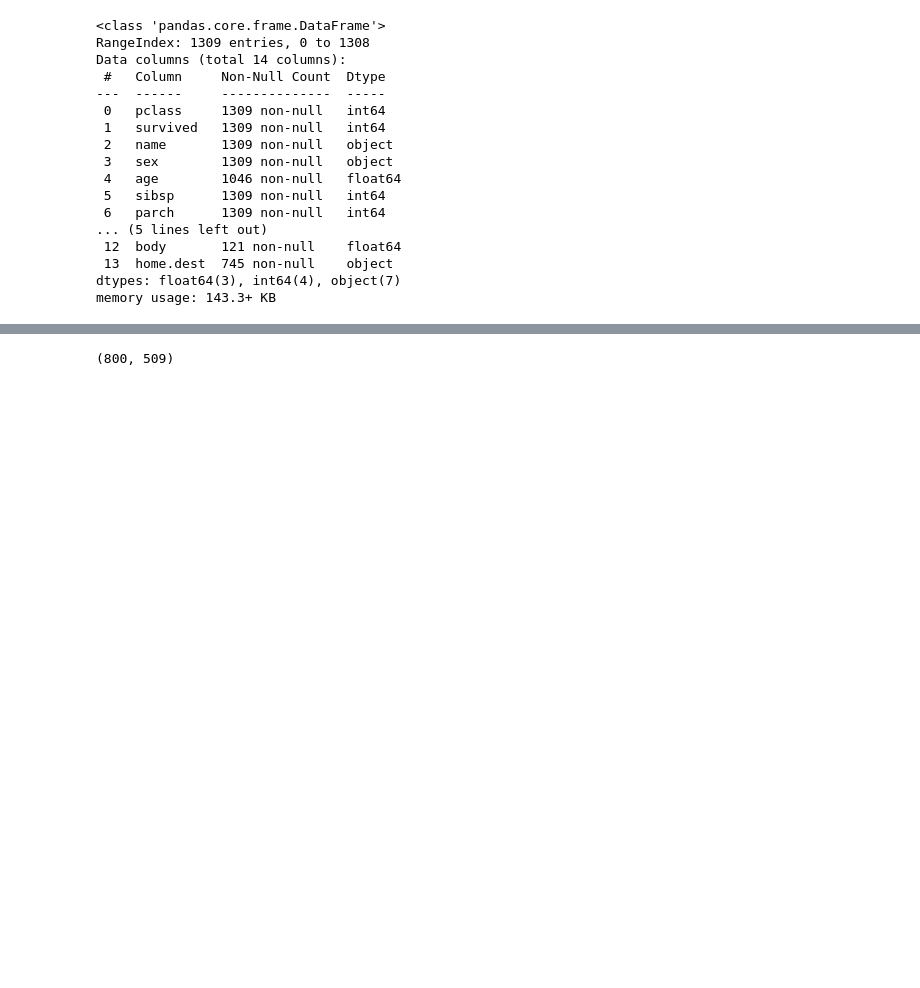
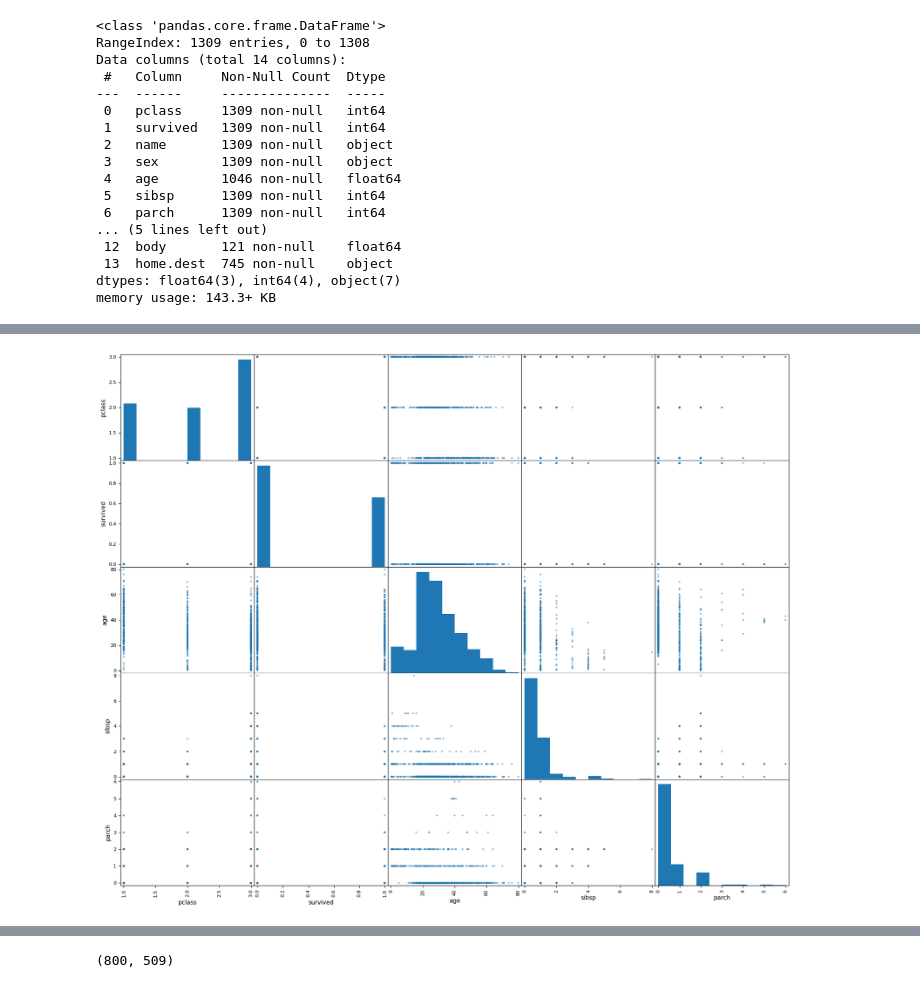
Before and after one commit to evin76/machinelearning2024, a Jupyter notebook: machinelearning2024.ipynb, the cells around one changed output, grey strips where cells are left out. Cells and saved outputs as stored; diff of their text form; code cells hidden in the pictures; blank space fills up the shorter version.

```diff
--- a/machinelearning2024.ipynb
+++ b/machinelearning2024.ipynb
@@ -118,0 +122,3 @@ memory usage: 143.3+ KB
+# %%
+data['sex'] = data['sex'].astype('category')
+data['sex'].dtype
@@ -118,0 +127,3 @@ memory usage: 143.3+ KB
+# %%
+data['embarked'] = data['embarked'].astype('category')
+data['embarked'].dtype
@@ -118,0 +159,4 @@ memory usage: 143.3+ KB
+# %%
+data_cleaned = data[data['age'].notna()]
+data_cleaned = data_cleaned[data_cleaned['embarked'].notna()]
+data_cleaned.shape
@@ -118,0 +190,7 @@ memory usage: 143.3+ KB
+# %%
+data_scatter = data_cleaned.drop(['name', 'ticket', 'fare', 'cabin', 'boat', 'body', 'home.dest'], axis=1)
+# %%
+pd.plotting.scatter_matrix(data_scatter, figsize = (20, 16))
+pass
+# %% [output]
+[figure, added]
```
Also changed, not shown: parts of 9 cells of this notebook.
